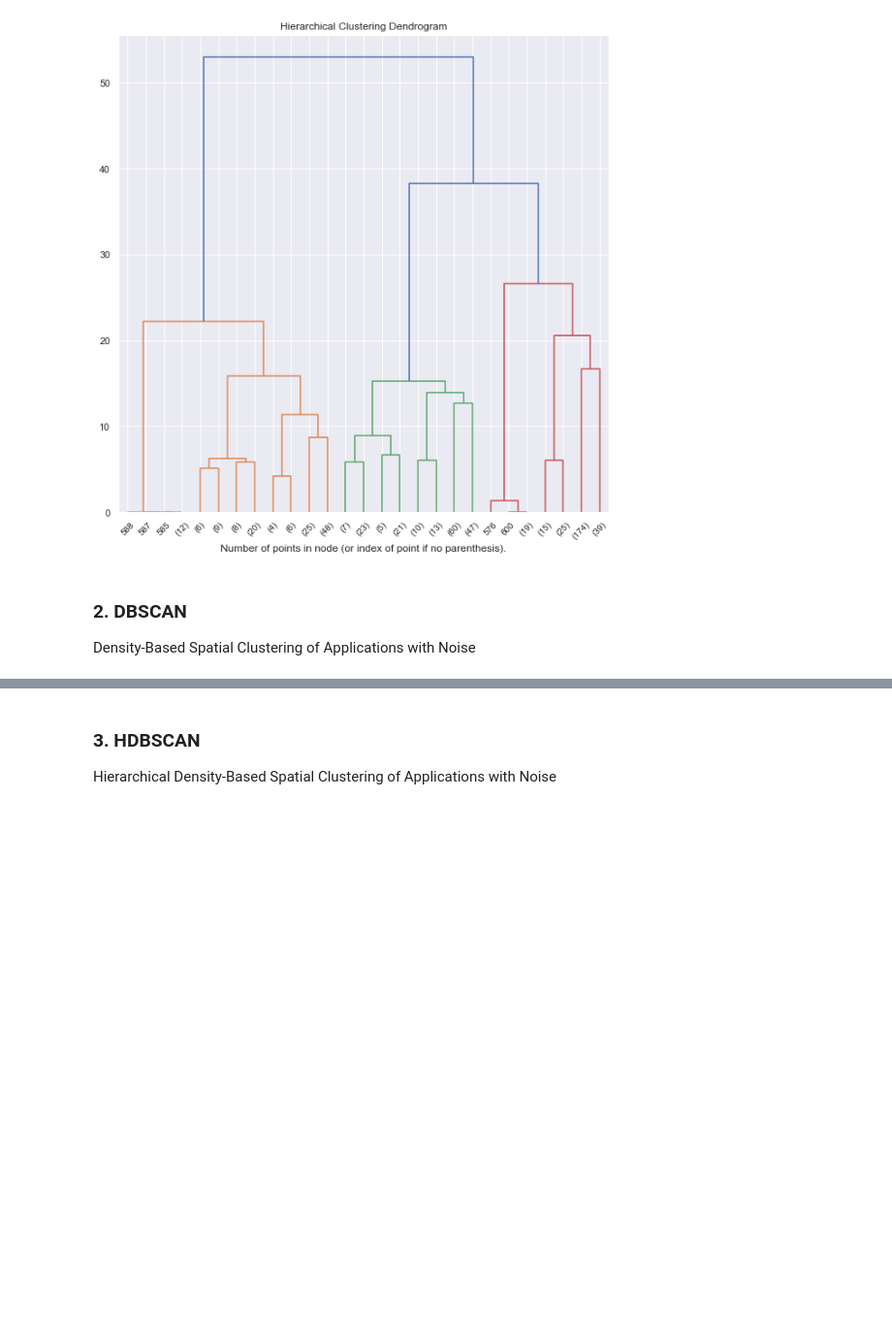
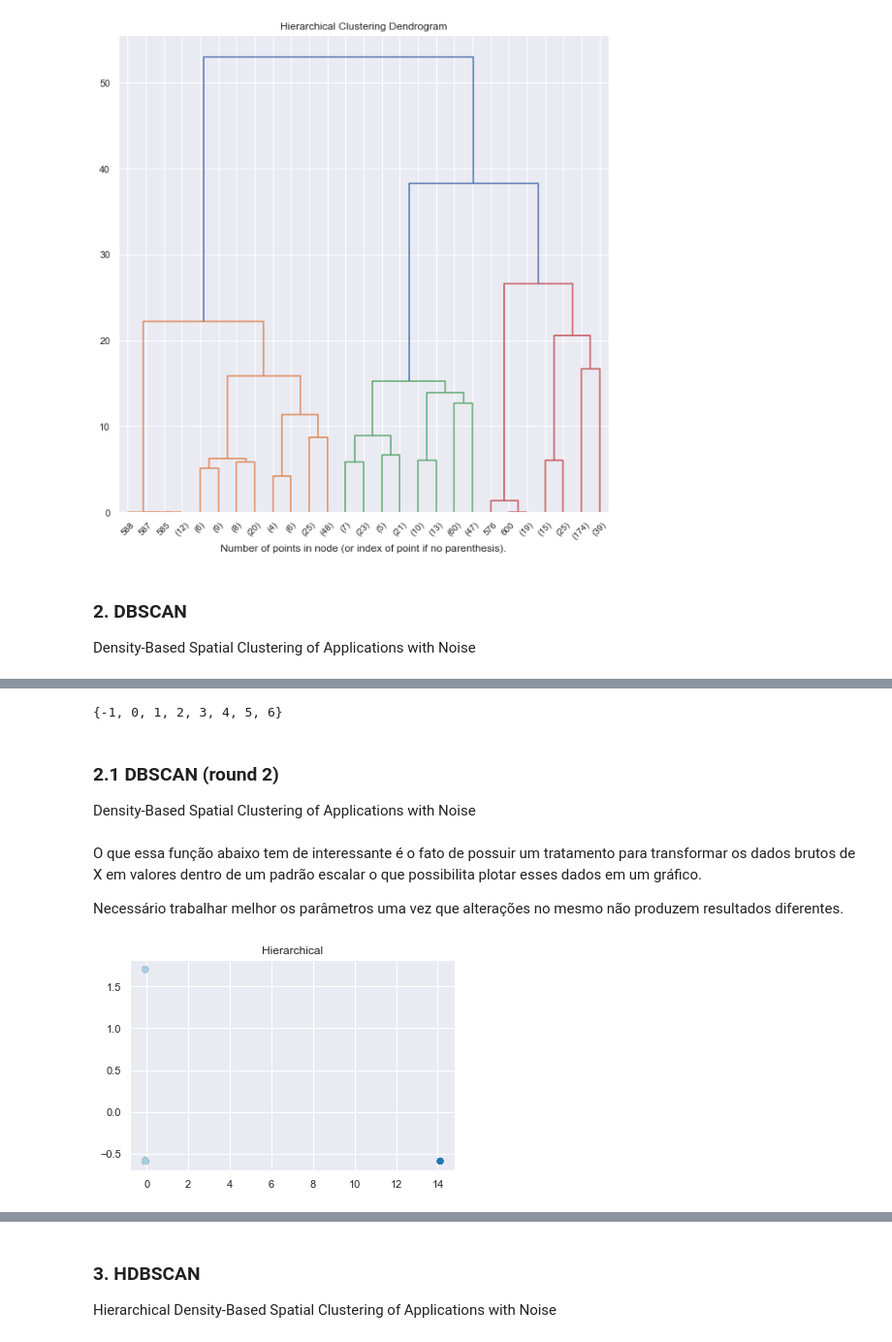
Before and after one commit to JohnnyUFT/Descoberta-de-Conhecimento-em-Base-de-Dados-de-Fungos, a Jupyter notebook: 02.processamento.ipynb, the cells around one changed output, grey strips where cells are left out. Shown: that part at 97% size. Drawn from its saved outputs; the diff is of its cells as text; code cells hidden in the pictures; blank space fills up the shorter version.

```diff
--- a/02.processamento.ipynb
+++ b/02.processamento.ipynb
@@ -250,4 +240,0 @@ from sklearn.datasets.samples_generator import make_blobs
-# %%
-# isso é somente um exemplo: tenho 601 pontos no cluster verdadeiro e apenas repetir esse numero aqui
-X, y = make_blobs(n_samples=601, n_features=148, centers=3, cluster_std=1.0, random_state=None)
-plt.scatter(X[:,0], X[:,1])
@@ -262,0 +241,9 @@ plt.scatter(X[:,0], X[:,1], c=vectorizer(clusters))
+# %%
+# transforma o resultado em conjunto (no repetition) e com isso temos todos os labels (rotulos)
+# detalhe interessante: o algoritmo marca os 'noise' com -1, por isso, temos ali somente 7 grupos distintos
+set(clusters)
+# %% [output]
+{-1, 0, 1, 2, 3, 4, 5, 6}
+# %% [markdown]
+### 2.1 DBSCAN (round 2)
+Density-Based Spatial Clustering of Applications with Noise
@@ -262,0 +252,19 @@ plt.scatter(X[:,0], X[:,1], c=vectorizer(clusters))
+# %% [markdown]
+O que essa função abaixo tem de interessante é o fato de possuir um tratamento para transformar os dados brutos de X
+em valores dentro de um padrão escalar o que possibilita plotar esses dados em um gráfico.
+
+Necessário trabalhar melhor os parâmetros uma vez que alterações no mesmo não produzem resultados diferentes.
+# %%
+def hier(X, n_clusters):
+    ss = StandardScaler()
+    X = ss.fit_transform(X)
+
+    hier = AgglomerativeClustering(affinity='cityblock', n_clusters=n_clusters, linkage='single')
+    y_pred = hier.fit_predict(X)
+
+    plt.scatter(X[:,0], X[:,1],c=y_pred, cmap='Paired')
+    plt.title("Hierarchical")
+# %%
+hier(data, 21)
+# %% [output]
+[figure, added]
```
Also changed, not shown: parts of 15 cells of this notebook, 10 other files.
